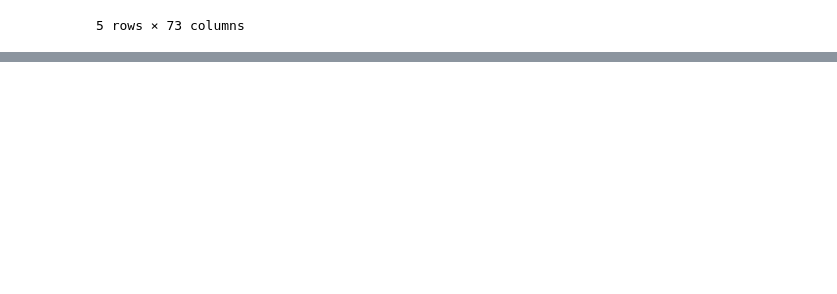
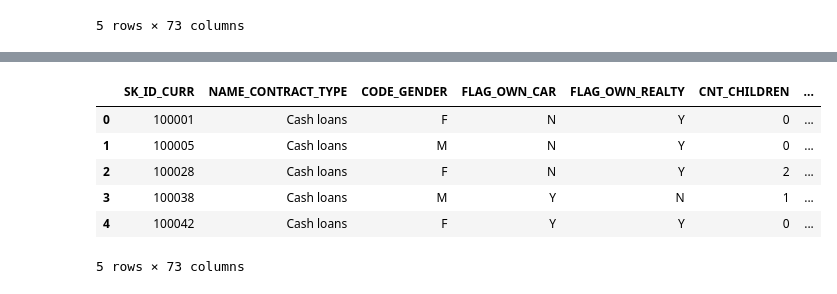
Before and after one commit to Saifansari-ai/Credit_risk_modeling, a Jupyter notebook: data_preprocessing.ipynb, the cells around one changed output, grey strips where cells are left out. Cells and saved outputs as stored; diff of their text form; code cells hidden in the pictures; blank space fills up the shorter version.

Commit message:
handle Outliers

```diff
--- a/data_preprocessing.ipynb
+++ b/data_preprocessing.ipynb
@@ -1252,0 +1292,4 @@ train_df.head()
+# %%
+# Numeric features of train_df dataset
+numeric_features = train_df.select_dtypes(include=['int64', 'float64']).columns
+numeric_features
@@ -1252,0 +1334,3 @@ train_df.head()
+# %%
+clf = IsolationForest(n_estimators=100, contamination=0.05, random_state=42)
+clf.fit(train_df[numeric_features.drop(['SK_ID_CURR','TARGET'])])
@@ -1252,0 +1364,4 @@ train_df.head()
+# %%
+# Numeric features of test_df dataset
+numeric_features_test = test_df.select_dtypes(include=['int64', 'float64']).columns
+numeric_features_test
@@ -1252,0 +1386,12 @@ train_df.head()
+# %%
+test_df["is_outlier"] = (clf.predict(test_df[numeric_features_test.drop(['SK_ID_CURR'])]) == -1).astype(int)
+# %%
+test_df.head()
+# %% [output]
+|  | SK_ID_CURR | NAME_CONTRACT_TYPE | CODE_GENDER | FLAG_OWN_CAR | FLAG_OWN_REALTY | CNT_CHILDREN | ... |
+| 0 | 100001 | Cash loans | F | N | Y | 0 | ... |
+| 1 | 100005 | Cash loans | M | N | Y | 0 | ... |
+| 2 | 100028 | Cash loans | F | N | Y | 2 | ... |
+| 3 | 100038 | Cash loans | M | Y | N | 1 | ... |
+| 4 | 100042 | Cash loans | F | Y | Y | 0 | ... |
+5 rows × 73 columns
```
Also changed, not shown: parts of 17 cells of this notebook.
